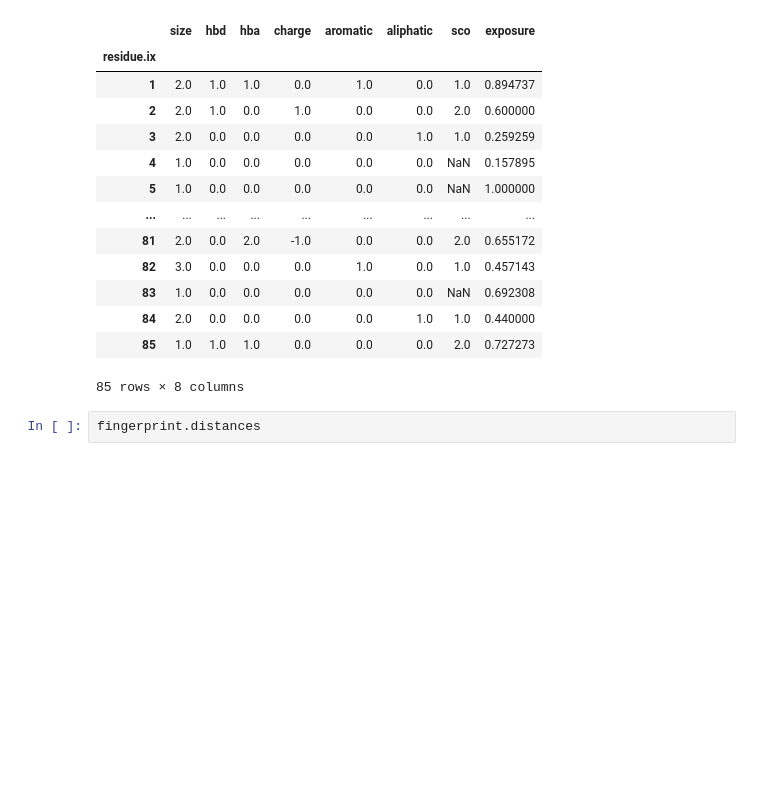
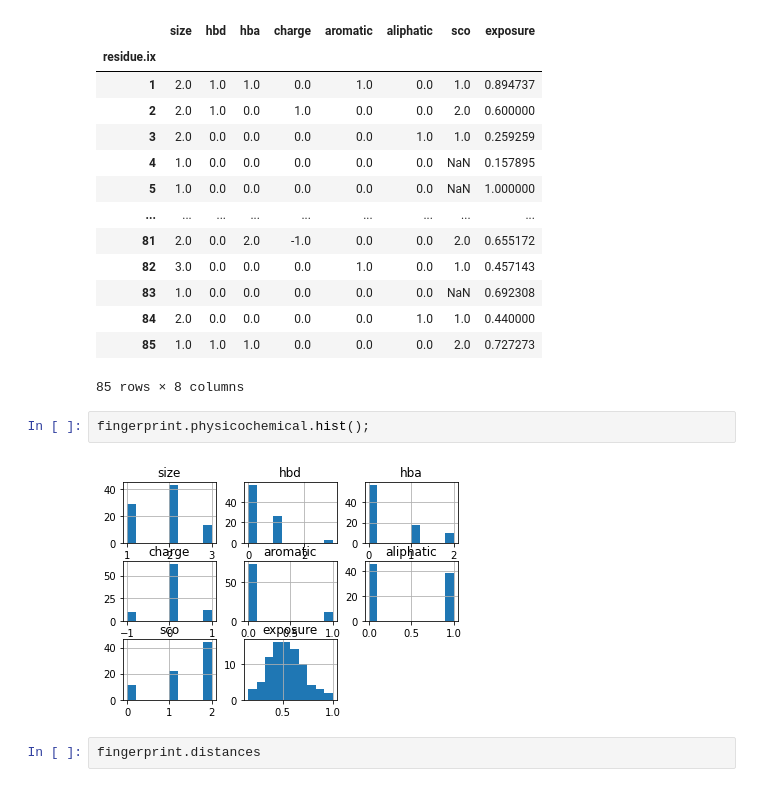
Before and after one commit to volkamerlab/kissim, a Jupyter notebook: docs/tutorials/fingerprint.ipynb, the cells around one changed output. Cells and saved outputs as stored; diff of their text form; blank space fills up the shorter version.

```diff
--- a/docs/tutorials/fingerprint.ipynb
+++ b/docs/tutorials/fingerprint.ipynb
@@ -76,6 +76,10 @@ fingerprint.physicochemical
 | 84 | 2.0 | 0.0 | 0.0 | 0.0 | 0.0 | 1.0 | 1.0 | 0.440000 |
 | 85 | 1.0 | 1.0 | 1.0 | 0.0 | 0.0 | 0.0 | 2.0 | 0.727273 |
 85 rows × 8 columns
+# %%
+fingerprint.physicochemical.hist();
+# %% [output]
+[figure, added]
 # %%
 fingerprint.distances
 # %% [output]
```
Also changed, not shown: parts of 12 cells of this notebook.
